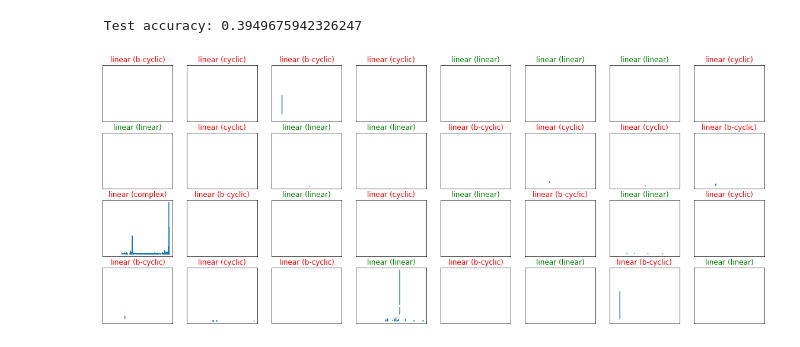
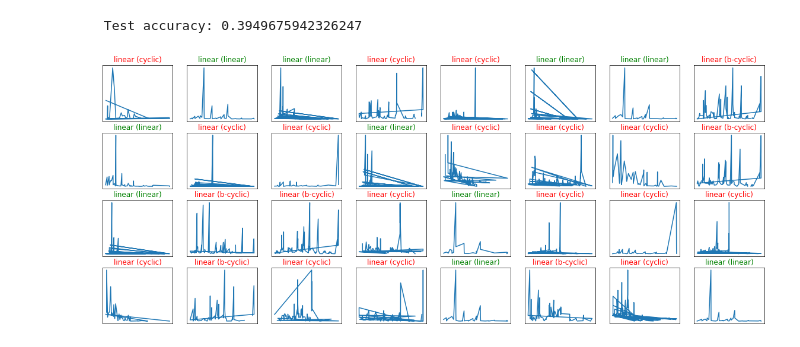
Before and after one commit to letovesnoi/machine-learning, a Jupyter notebook: projects/capstone/capstone.ipynb, the cells around one changed output. Saved outputs shown, nothing was run; the diff lists cells and outputs as text; code cells hidden in the pictures.

Commit message:
fix: test discretisation

```diff
--- a/projects/capstone/capstone.ipynb
+++ b/projects/capstone/capstone.ipynb
@@ -392,18 +392,20 @@ y_hat = model.predict(X_test)
 # %%
 import matplotlib.pyplot as plt
 
 # define text labels
 names = ['linear', 'cyclic','b-cyclic', 'complex']
 
 # plot a random sample of test images, their predicted labels, and ground truth
 fig = plt.figure(figsize=(20, 8))
 for i, rc_i in enumerate(np.random.choice(X_test.shape[0], size=32, replace=False)):
     ax = fig.add_subplot(4, 8, i + 1, xticks=[], yticks=[])
-    x = [float(discrete_masses[int(bin_i)]) for bin_i in df.columns.values.tolist()]
-    ax.plot(x, np.squeeze(X_test[rc_i]))
+    x = np.array([discrete_masses[int(bin_i)] for bin_i in df.columns.values.tolist()])
+    y = np.array(np.squeeze(X_test[rc_i]))
+    y_mask = np.isfinite(y)
+    ax.plot(x[y_mask], y[y_mask])
     pred_idx = np.argmax(y_hat[rc_i])
     true_idx = np.argmax(y_test[rc_i])
     ax.set_title("{} ({})".format(names[pred_idx], names[true_idx]),
                  color=("green" if pred_idx == true_idx else "red"))
 # %% [output]
-[figure, old version]
+[figure, new version]
```
Also changed, not shown: parts of 2 cells of this notebook.
